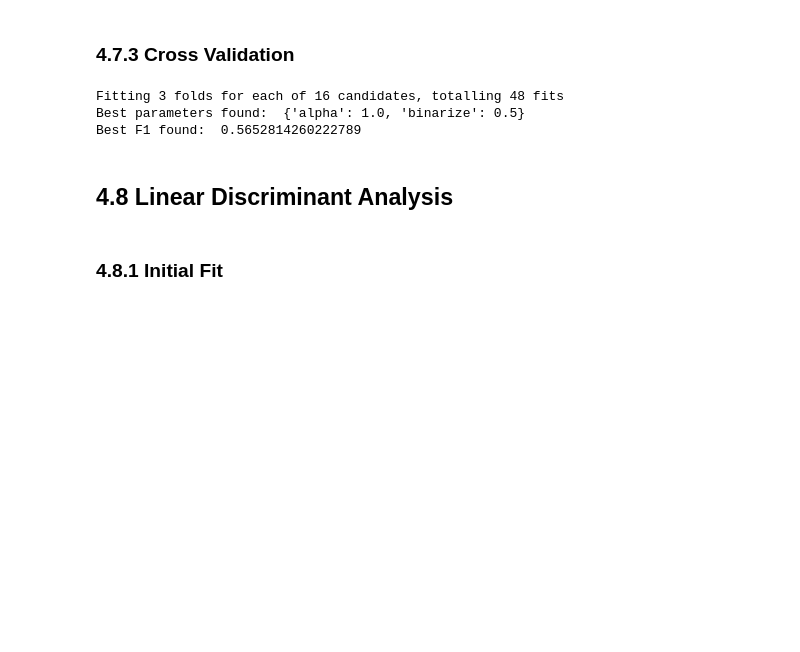
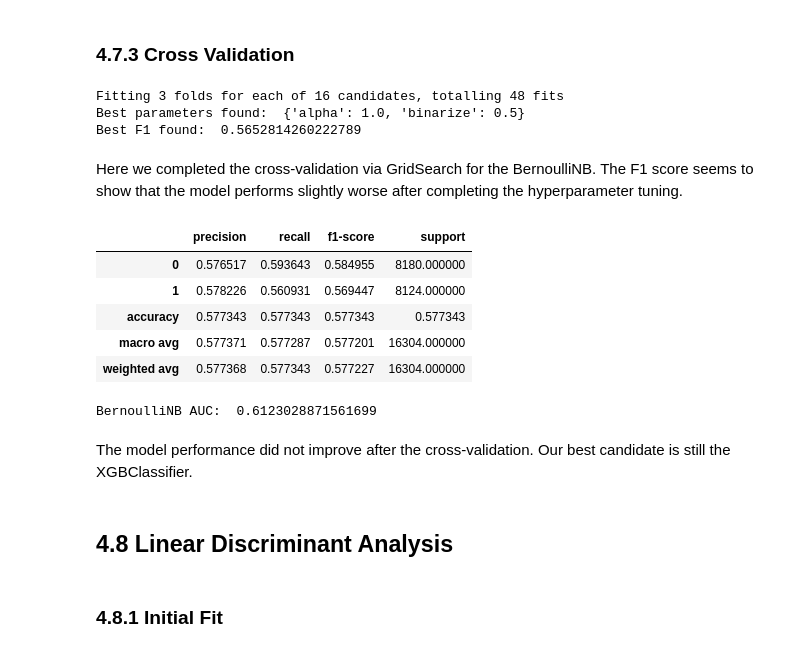
Before and after one commit to issacgomez07/Capstone-2-LendingClub-Defaults, a Jupyter notebook: notebooks/04_modeling.ipynb, the cells around one changed output. Drawn from its saved outputs; the diff is of its cells as text; code cells hidden in the pictures; blank space fills up the shorter version.

```diff
--- a/notebooks/04_modeling.ipynb
+++ b/notebooks/04_modeling.ipynb
@@ -234,19 +302,21 @@ BernoulliNB AUC:  0.6089592592667689
 # %% [markdown]
 ### 4.7.2 Oversampling<a id='4.7.2_Oversampling'></a>
 # %%
-bnb_model_over = BernoulliNB()
+# Initialize the model
+bnb_model_o = BernoulliNB()
 
-bnb_model_over.fit(X_train_o, y_train_o)
+# Fit the model to training data
+bnb_model_o.fit(X_train_o, y_train_o)
 
 # Predict on test data
-bnb_predictions_over = bnb_model_over.predict(X_test_o)
+bnb_pred_o = bnb_model_over.predict(X_test_o)
 
-# Optionally, get prediction probabilities
-bnb_probs_over = bnb_model_over.predict_proba(X_test_o)[:,1]
+# Get prediction probabilities
+bnb_probs_o = bnb_model_over.predict_proba(X_test_o)[:,1]
 
 # Evaluate predictions
-display(pd.DataFrame(classification_report(y_test_o, bnb_predictions_over,output_dict=True)).T)
-print("BernoulliNB AUC: ", roc_auc_score(y_test_o, bnb_probs_over))
+display(pd.DataFrame(classification_report(y_test_o, bnb_pred_o,output_dict=True)).T)
+print("BernoulliNB AUC: ", roc_auc_score(y_test_o, bnb_probs_o))
 # %% [output]
 |  | precision | recall | f1-score | support |
 | 0 | 0.575062 | 0.597066 | 0.585857 | 8180.000000 |
@@ -258,17 +330,20 @@ BernoulliNB AUC:  0.6114555457041769
 # %% [markdown]
 ### 4.7.3 Cross Validation<a id='4.7.3_Cross_Validation'></a>
 # %%
+# Create parameter grid
 param_grid = {
     'alpha': [0.01, 0.1, 0.5, 1.0],
     'binarize': [0.0, 0.1, 0.2, 0.5]
 }
 
-bnb_over_2 = BernoulliNB()
+# Initialize the model
+bnb_o_2 = BernoulliNB()
 
-bnb_over_2.fit(X_train_o, y_train_o)
+# Fit model to training data
+bnb_o_2.fit(X_train_o, y_train_o)
 
-# Initialize the GridSearchCV object
-bnb_grid_search = GridSearchCV(estimator=bnb_over_2,
+# Initialize the grid search
+bnb_grid_search = GridSearchCV(estimator=bnb_o_2,
                            param_grid=param_grid,
                            scoring='f1',
                            n_jobs=-1,
@@ -285,6 +360,28 @@ print("Best F1 found: ", bnb_grid_search.best_score_)
 Fitting 3 folds for each of 16 candidates, totalling 48 fits
 Best parameters found:  {'alpha': 1.0, 'binarize': 0.5}
 Best F1 found:  0.5652814260222789
+# %% [markdown]
+Here we completed the cross-validation via GridSearch for the BernoulliNB. The F1 score seems to show that the model performs slightly worse after completing the hyperparameter tuning.
+# %%
+# Predict on test data
+bnb_grid_search_pred = bnb_grid_search.predict(X_test_o)
+
+# Get prediction probabilities
+bnb_grid_search_prob = bnb_grid_search.predict_proba(X_test_o)[:,1]
+
+# Evaluate predictions
+display(pd.DataFrame(classification_report(y_test_o, bnb_grid_search_pred,output_dict=True)).T)
+print("BernoulliNB AUC: ", roc_auc_score(y_test_o, bnb_grid_search_prob))
+# %% [output]
+|  | precision | recall | f1-score | support |
+| 0 | 0.576517 | 0.593643 | 0.584955 | 8180.000000 |
+| 1 | 0.578226 | 0.560931 | 0.569447 | 8124.000000 |
+| accuracy | 0.577343 | 0.577343 | 0.577343 | 0.577343 |
+| macro avg | 0.577371 | 0.577287 | 0.577201 | 16304.000000 |
+| weighted avg | 0.577368 | 0.577343 | 0.577227 | 16304.000000 |
+BernoulliNB AUC:  0.6123028871561699
+# %% [markdown]
+The model performance did not improve after the cross-validation. Our best candidate is still the XGBClassifier.
 # %% [markdown]
 ## 4.8 Linear Discriminant Analysis<a id='4.8_Linear_Discriminant_Analysis'></a>
 # %% [markdown]
```
Also changed, not shown: parts of 87 cells of this notebook.
